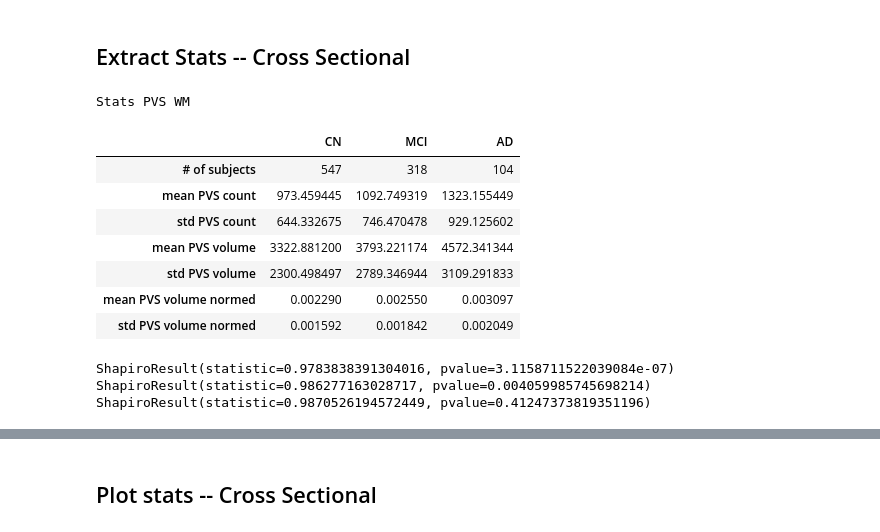
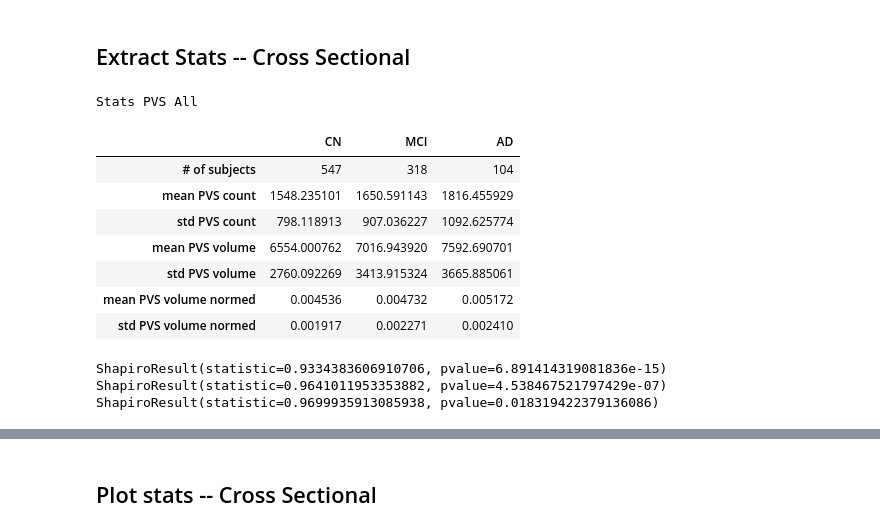
Before and after one commit to cind/pijp-frangi, a Jupyter notebook: pijp_frangi/stat_analysis.ipynb, the cells around one changed output, grey strips where cells are left out. Saved outputs shown, nothing was run; the diff lists cells and outputs as text; code cells hidden in the pictures.

```diff
--- a/pijp_frangi/stat_analysis.ipynb
+++ b/pijp_frangi/stat_analysis.ipynb
@@ -15,11 +15,11 @@ import re
 # %%
 path = '/Users/nanatang/VAserversim/m/Researchers/SerenaT/fromjapan_fullruns/'
 # %%
-reportfile = 'grand_PVS_report.csv'
+reportfile = 'grand_PVS_report_022124.csv'
 report = pd.read_csv(os.path.join(path,reportfile))
 
-reportrawfile = 'grand_PVS_report_RAW.csv'
-reportraw = pd.read_csv(os.path.join(path,reportrawfile))
+# reportrawfile = 'grand_PVS_report_RAW.csv'
+# reportraw = pd.read_csv(os.path.join(path,reportrawfile))
 
 demofile = 'idaSearch_2_21_2024-ADNI3.csv'
 demo = pd.read_csv(os.path.join(path,demofile))
@@ -136,6 +136,6 @@ reporttemp = reporttemp.merge(demoonly_clean,how='left',on='subjects')
 reporttemp.drop_duplicates(inplace=True)
 reporttemp = reporttemp.reset_index(drop=True)
 # %%
-reporttemp = reporttemp.iloc[:,[0,1,2,3,4,5,14,15,16,6,7,8,9,10,11,12,13]]
+#reporttemp = reporttemp.iloc[:,[0,1,2,3,4,5,14,15,16,6,7,8,9,10,11,12,13]]
 reporttemp
 # %% [output]
@@ -316,7 +322,9 @@ report_clean
 # the size of cs report is the number of subjects that exist
 cs_report = report_clean.groupby('SubjectCodes',as_index=False).agg({'research group':'first','Age': 'mean', 'Sex': 'first', 'Weight': 'mean', 'VisitYear': 'max', \
                                                                  'pvscount': 'mean', 'pvsvol': 'mean', 'icv norm': 'mean', \
-                                                               'pvscountwm': 'mean','pvsvolwm': 'mean','icv norm wm': 'mean',})
+                                                               'pvscountwm': 'mean','pvsvolwm': 'mean','icv norm wm': 'mean', \
+                                                                #'wmVOL':'mean','wmVOLnorm':'mean','gmVOL':'mean','gmVOLnorm':'mean','wmhVOL':'mean','wmhVOLnorm':'mean','icv':'mean'
+                                                                })
 # regroup into research groups
 cs_grouped = cs_report.groupby(['research group'])
 ad_cs = cs_grouped.get_group('AD')
@@ -329,47 +337,47 @@ cs_report.to_csv(os.path.join(path,'cross_sectional_report.csv'))
 # %%
 # step 2: extract global stats in each group (mean, std)
 ## this is done before the transform
 
 col = ['CN', 'MCI', 'AD']
 index = ['# of subjects','mean PVS count', 'std PVS count', 'mean PVS volume', 'std PVS volume', 'mean PVS volume normed', 'std PVS volume normed']
 
 subjcounts = [str(cn_cs.count()[0]),str(mci_cs.count()[0]),str(ad_cs.count()[0])]
 
 mean_PVS_count = [cn_cs['pvscount'].mean(), mci_cs['pvscount'].mean(), ad_cs['pvscount'].mean()]
 std_PVS_count = [cn_cs['pvscount'].std(), mci_cs['pvscount'].std(), ad_cs['pvscount'].std()]
 
 mean_PVS_vol = [cn_cs['pvsvol'].mean(), mci_cs['pvsvol'].mean(), ad_cs['pvsvol'].mean()]
 std_PVS_vol = [cn_cs['pvsvol'].std(), mci_cs['pvsvol'].std(), ad_cs['pvsvol'].std()]
 
 mean_PVS_icvnorm = [cn_cs['icv norm'].mean(), mci_cs['icv norm'].mean(), ad_cs['icv norm'].mean()]
 std_PVS_icvnorm = [cn_cs['icv norm'].std(), mci_cs['icv norm'].std(), ad_cs['icv norm'].std()]
 
 statsall = pd.DataFrame([subjcounts,mean_PVS_count,std_PVS_count,mean_PVS_vol,std_PVS_vol,mean_PVS_icvnorm,std_PVS_icvnorm],index=index,columns=col)
 statsall = statsall.style.set_caption('Stats PVS All')
 
-mean_PVS_countwm = [cn_cs['pvscountwm'].mean(), mci_cs['pvscountwm'].mean(), ad_cs['pvscountwm'].mean()]
-std_PVS_countwm = [cn_cs['pvscountwm'].std(), mci_cs['pvscountwm'].std(), ad_cs['pvscountwm'].std()]
+# mean_PVS_countwm = [cn_cs['pvscountwm'].mean(), mci_cs['pvscountwm'].mean(), ad_cs['pvscountwm'].mean()]
+# std_PVS_countwm = [cn_cs['pvscountwm'].std(), mci_cs['pvscountwm'].std(), ad_cs['pvscountwm'].std()]
 
-mean_PVS_volwm = [cn_cs['pvsvolwm'].mean(), mci_cs['pvsvolwm'].mean(), ad_cs['pvsvolwm'].mean()]
-std_PVS_volwm = [cn_cs['pvsvolwm'].std(), mci_cs['pvsvolwm'].std(), ad_cs['pvsvolwm'].std()]
+# mean_PVS_volwm = [cn_cs['pvsvolwm'].mean(), mci_cs['pvsvolwm'].mean(), ad_cs['pvsvolwm'].mean()]
+# std_PVS_volwm = [cn_cs['pvsvolwm'].std(), mci_cs['pvsvolwm'].std(), ad_cs['pvsvolwm'].std()]
 
-mean_PVS_icvnormwm = [cn_cs['icv norm wm'].mean(), mci_cs['icv norm wm'].mean(), ad_cs['icv norm wm'].mean()]
-std_PVS_icvnormwm = [cn_cs['icv norm wm'].std(), mci_cs['icv norm wm'].std(), ad_cs['icv norm wm'].std()]
+# mean_PVS_icvnormwm = [cn_cs['icv norm wm'].mean(), mci_cs['icv norm wm'].mean(), ad_cs['icv norm wm'].mean()]
+# std_PVS_icvnormwm = [cn_cs['icv norm wm'].std(), mci_cs['icv norm wm'].std(), ad_cs['icv norm wm'].std()]
 
-statswm = pd.DataFrame([subjcounts,mean_PVS_countwm,std_PVS_countwm,mean_PVS_volwm,std_PVS_volwm,mean_PVS_icvnormwm,std_PVS_icvnormwm],index=index,columns=col)
-statswm = statswm.style.set_caption('Stats PVS WM')
+# statswm = pd.DataFrame([subjcounts,mean_PVS_countwm,std_PVS_countwm,mean_PVS_volwm,std_PVS_volwm,mean_PVS_icvnormwm,std_PVS_icvnormwm],index=index,columns=col)
+# statswm = statswm.style.set_caption('Stats PVS WM')
 
-statswm
+statsall
 # %% [output]
-Stats PVS WM
+Stats PVS All
 |  | CN | MCI | AD |
 | # of subjects | 547 | 318 | 104 |
-| mean PVS count | 973.459445 | 1092.749319 | 1323.155449 |
-| std PVS count | 644.332675 | 746.470478 | 929.125602 |
-| mean PVS volume | 3322.881200 | 3793.221174 | 4572.341344 |
-| std PVS volume | 2300.498497 | 2789.346944 | 3109.291833 |
-| mean PVS volume normed | 0.002290 | 0.002550 | 0.003097 |
-| std PVS volume normed | 0.001592 | 0.001842 | 0.002049 |
+| mean PVS count | 1548.235101 | 1650.591143 | 1816.455929 |
+| std PVS count | 798.118913 | 907.036227 | 1092.625774 |
+| mean PVS volume | 6554.000762 | 7016.943920 | 7592.690701 |
+| std PVS volume | 2760.092269 | 3413.915324 | 3665.885061 |
+| mean PVS volume normed | 0.004536 | 0.004732 | 0.005172 |
+| std PVS volume normed | 0.001917 | 0.002271 | 0.002410 |
 # %%
 # step 3: same number subject correction
 
@@ -388,19 +396,19 @@ ad_num = ad_cs
 # playing around with choices: pvscount	pvsvol icv norm	pvscountwm pvsvolwm	icv norm wm
 
 # # transform for most skewed
-# cn_txfm = np.log(cn_num['icv norm wm'])
-# mci_txfm = np.log(mci_num['icv norm wm'])
-# ad_txfm = np.log(ad_num['icv norm wm'])
+# cn_txfm = np.log(cn_num['icvnorm'])
+# mci_txfm = np.log(mci_num['icvnorm'])
+# ad_txfm = np.log(ad_num['icvnorm'])
 
 # # transform for medium skewed
-cn_txfm = np.sqrt(cn_num['pvsvolwm'])
-mci_txfm = np.sqrt(mci_num['pvsvolwm'])
-ad_txfm = np.sqrt(ad_num['pvsvolwm'])
+# cn_txfm = np.sqrt(cn_num['pvscount'])
+# mci_txfm = np.sqrt(mci_num['pvscount'])
+# ad_txfm = np.sqrt(ad_num['pvscount'])
 
 # # no transform
-# cn_txfm = cn_num['icv norm wm']
-# mci_txfm = mci_num['icv norm wm']
-# ad_txfm = ad_num['icv norm wm']
+cn_txfm = cn_num['icv norm']
+mci_txfm = mci_num['icv norm']
+ad_txfm = ad_num['icv norm']
 
 # step 4.5: check that the tranform actually makes it normal - shapiro-wilks test?
 ## seems like I can't actually get it to be normal
@@ -409,9 +417,9 @@ print(stats.shapiro(cn_txfm))
 print(stats.shapiro(mci_txfm))
 print(stats.shapiro(ad_txfm))
 # %% [output]
-ShapiroResult(statistic=0.9783838391304016, pvalue=3.1158711522039084e-07)
-ShapiroResult(statistic=0.986277163028717, pvalue=0.004059985745698214)
-ShapiroResult(statistic=0.9870526194572449, pvalue=0.41247373819351196)
+ShapiroResult(statistic=0.9334383606910706, pvalue=6.891414319081836e-15)
+ShapiroResult(statistic=0.9641011953353882, pvalue=4.538467521797429e-07)
+ShapiroResult(statistic=0.9699935913085938, pvalue=0.018319422379136086)
 # %%
 # step 5: Stats (X^2, ANOVA, Ttest, Kruskal-Wallis, Mann-Whitney U)
 
```
Also changed, not shown: parts of 9 cells of this notebook, 2 other files.
